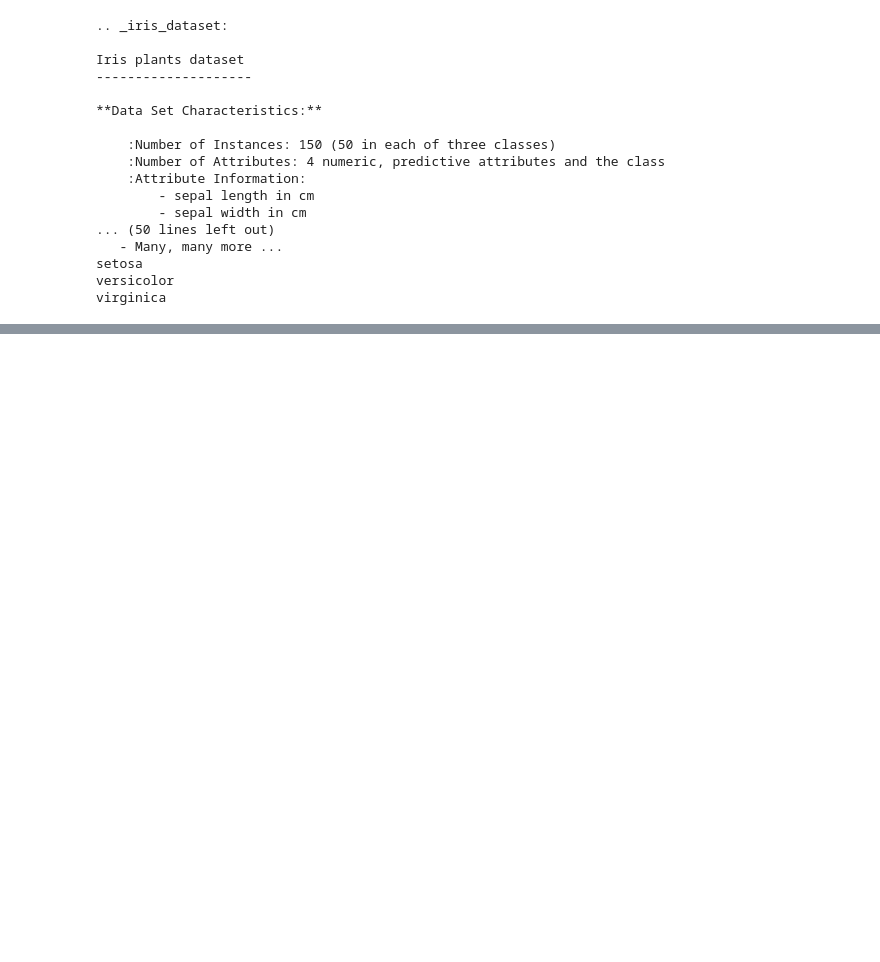
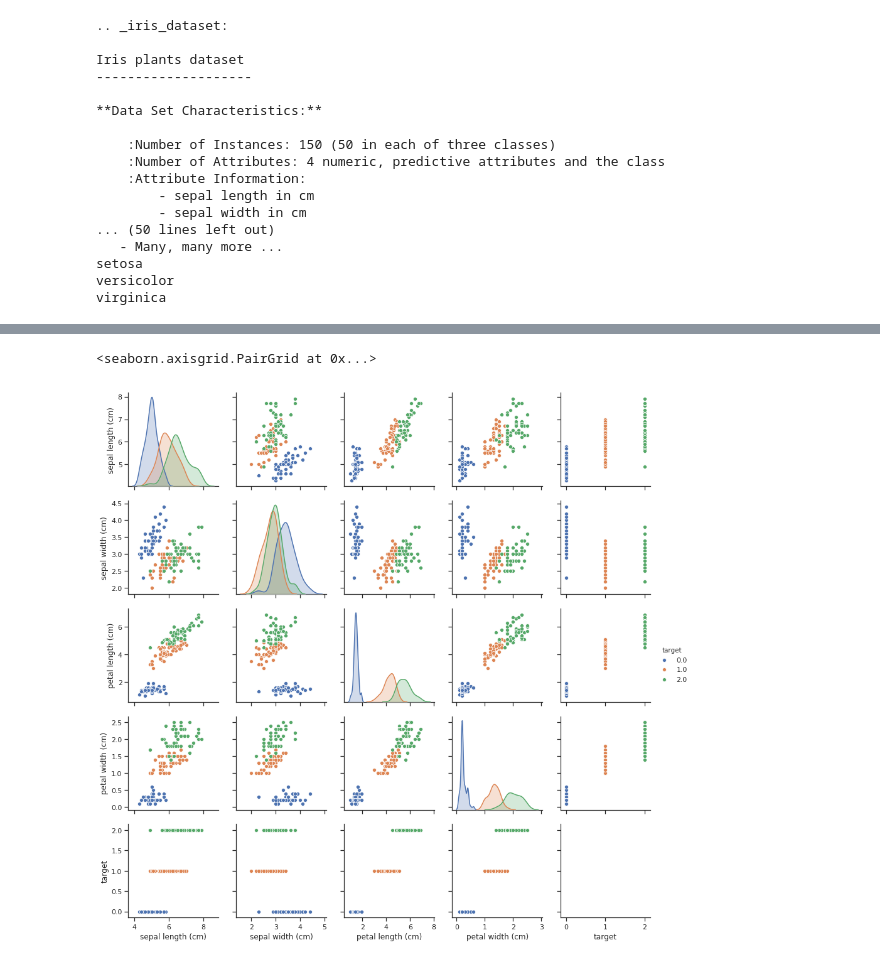
Before and after one commit to ksolosina/BCIT, a Jupyter notebook: ml1.ipynb, the cells around one changed output, grey strips where cells are left out. Saved outputs shown, nothing was run; the diff lists cells and outputs as text; code cells hidden in the pictures; blank space fills up the shorter version.

```diff
--- a/ml1.ipynb
+++ b/ml1.ipynb
@@ -41,0 +61,5 @@ virginica
+# %%
+sns.pairplot(data=df, hue='target')
+# %% [output]
+<seaborn.axisgrid.PairGrid at 0x...>
+[figure, added]
```
Also changed, not shown: parts of 4 cells of this notebook.
